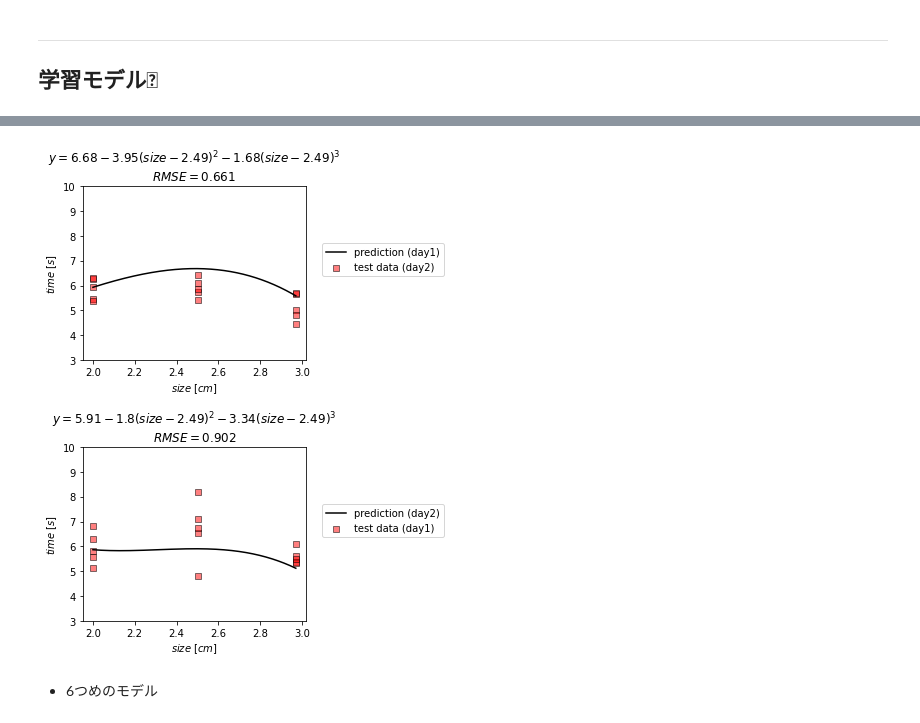
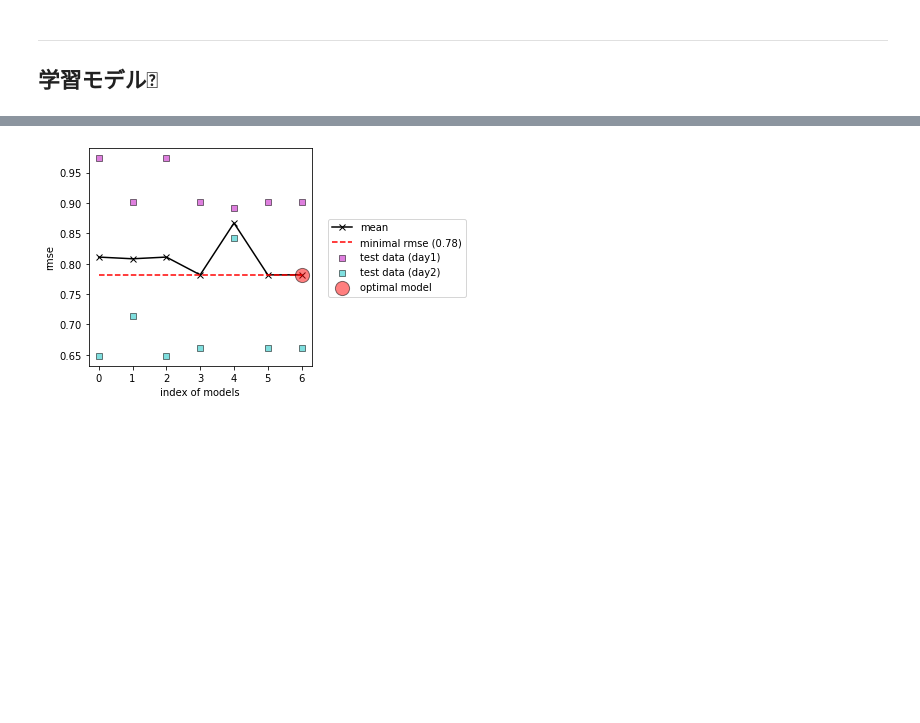
Before and after one commit to yo-aka-gene/helicopter, a Jupyter notebook: mlmodel/analysis/mla.ipynb, the cells around one changed output, grey strips where cells are left out. Drawn from its saved outputs; the diff is of its cells as text; code cells hidden in the pictures; blank space fills up the shorter version.

```diff
--- a/mlmodel/analysis/mla.ipynb
+++ b/mlmodel/analysis/mla.ipynb
@@ -291,31 +209,0 @@ new_col = pretty_idx("size", l_dim, (2+2.5+2.97)/3)
-# %%
-fig, ax = plt.subplots(2, 1, figsize=(4, 8))
-plt.subplots_adjust(hspace=0.5)
-
-for model, test, rmse, i in zip(*arg):
-
-    ax[i].scatter(
-        df.body_size[test.x.index], test.y,
-        c="r", marker="s", edgecolor="k", alpha=0.5,
-        label=f"test data (day{2-i})"
-    )
-    title = f"$y=" + f"{model.intercept_.round(2)}" + \
-    "".join(
-        [f"{model.coef_[idx].round(2)}{name}" for idx, name in enumerate(new_col)
-        ]
-    ) + "$\n" + "$RMSE=" + f"{rmse.round(3)}$"
-    ax[i].plot(
-        x_p, model.predict(x_2d), c="k",
-        label=f"prediction (day{i+1})"
-    )
-
-    ax[i].set(title=title, ylabel="$time$ $[s]$", xlabel="$size$ $[cm]$")
-    ax[i].set_ylim([3, 10])
-    ax[i].legend(bbox_to_anchor=(1.05, 0.7))
-
-if conf.savefile:
-    plt.savefig(f"{conf.dirctory}/model{num_target}.png", **conf.kwarg_savefig)
-# %% [output]
-[figure, removed]
-# %% [markdown]
-- 6つめのモデル
@@ -322 +212,44 @@ if conf.savefile:
+# %%
+fig, ax = plt.subplots(figsize=(4, 4))
+
+ax.scatter(
+    np.arange(len(res_rmse)),
+    res_rmse[:, 1], label="test data (day1)",
+    c="m", marker="s", edgecolor="k", alpha=0.5,
+)
+
+ax.scatter(
+    np.arange(len(res_rmse)),
+    res_rmse[:, 0], label="test data (day2)",
+    c="c", marker="s", edgecolor="k", alpha=0.5,
+)
+
+ax.plot(
+    np.arange(len(res_rmse)),
+    res_rmse.mean(axis=1), label="mean",
+    c="k", marker="x"
+)
+
+ax.plot(
+    np.arange(len(res_rmse)),
+    res_rmse.mean(axis=1).min() * np.ones_like(res_rmse.mean(axis=1)),
+    linestyle="--", c="r",
+    label=f"minimal rmse ({res_rmse.mean(axis=1).min().round(2)})"
+)
+
+ax.scatter(
+    np.argmin(res_rmse.mean(axis=1)),
+    res_rmse.mean(axis=1).min(),
+    c="r", marker="o", edgecolor="k", zorder=3, alpha=0.5,
+    label="optimal model", s=200
+)
+
+ax.set(ylabel="rmse", xlabel="index of models")
+
+ax.legend(bbox_to_anchor=(1.05, 0.7));
+
+if conf.savefile:
+    plt.savefig(f"{conf.dirctory}/rmse.png", **conf.kwarg_savefig)
+# %% [output]
+[figure, added]
 # %%
```
Also changed, not shown: parts of 20 cells of this notebook, 5 other files.
